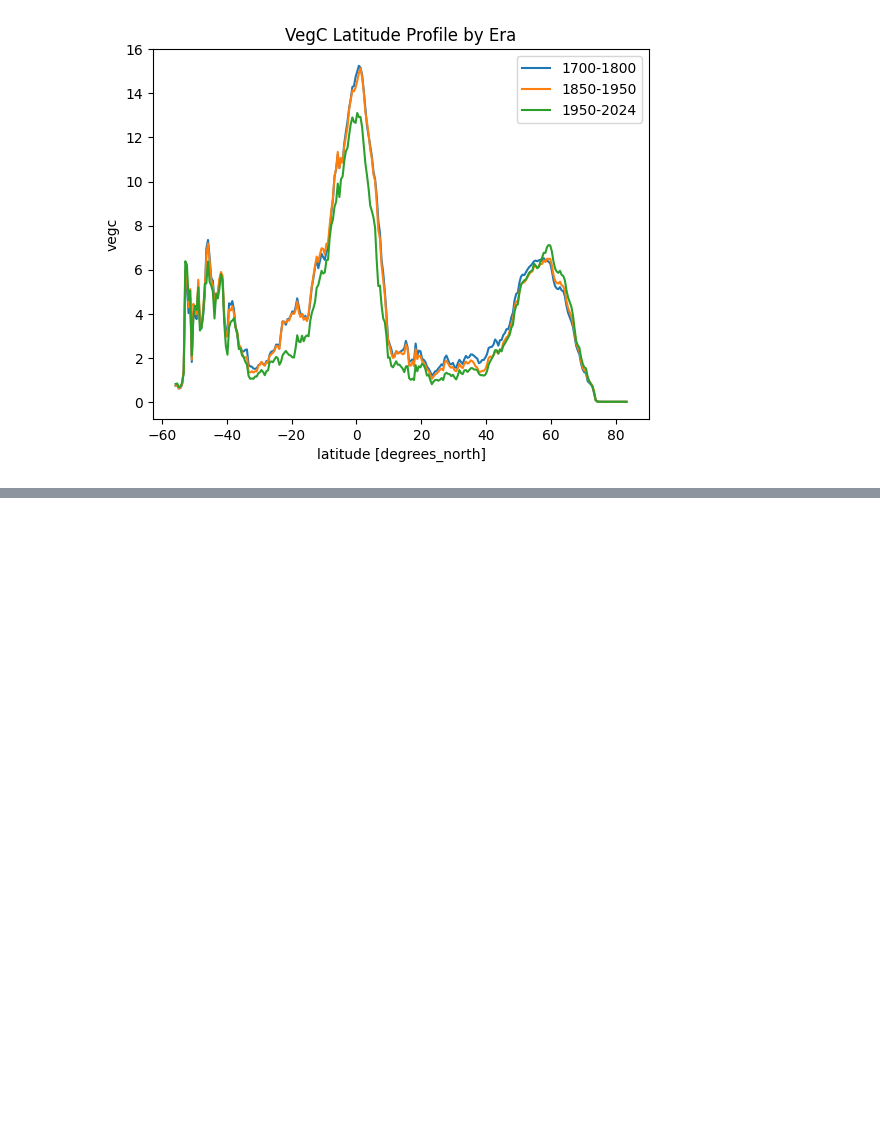
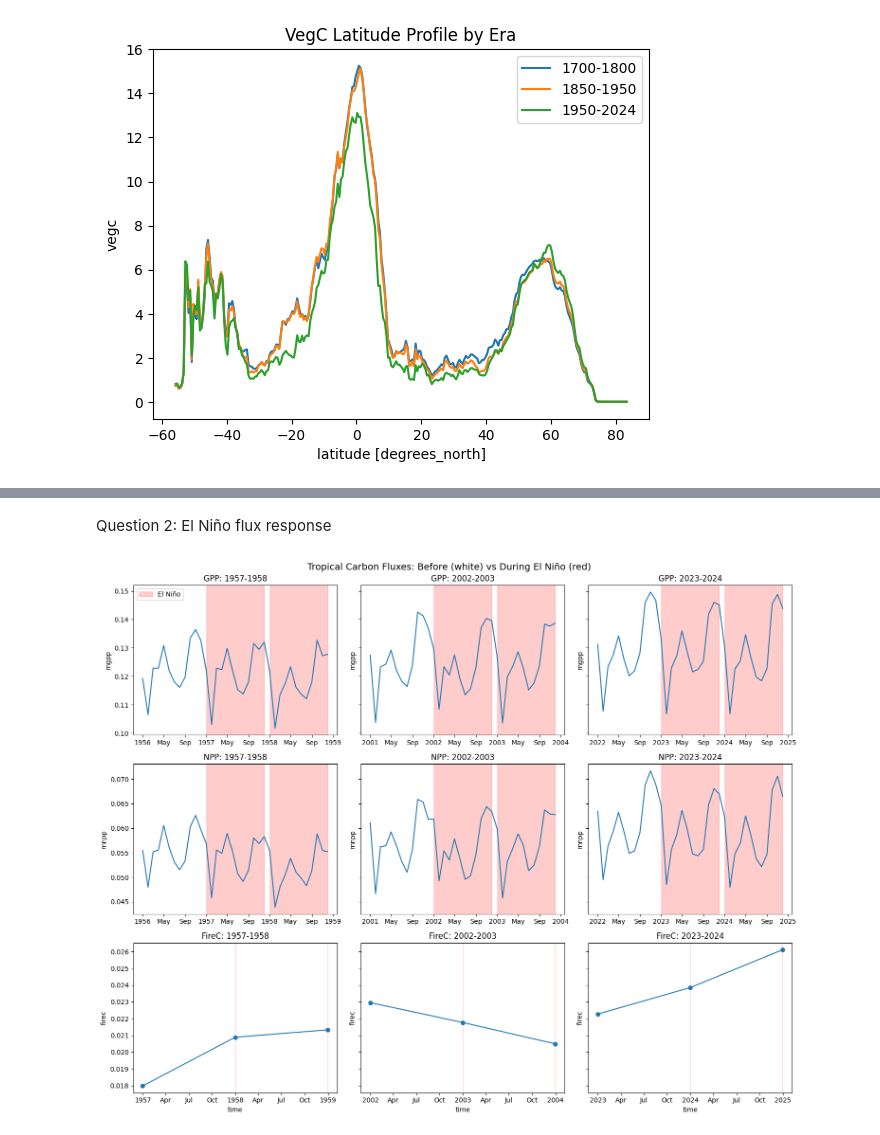
Before and after one commit to L1laBan3/LPJ-EOSIM, a Jupyter notebook: analysis.ipynb, the cells around one changed output, grey strips where cells are left out. Saved outputs shown, nothing was run; the diff lists cells and outputs as text; code cells hidden in the pictures; blank space fills up the shorter version.

```diff
--- a/analysis.ipynb
+++ b/analysis.ipynb
@@ -482,0 +532,59 @@ Data variables:
+# %% [markdown]
+Question 2: El Niño flux response
+# %%
+#    Each entry: event name → (el nino years, normal year before)
+events = {
+    "1957-1958": ([1957, 1958], 1956),
+    "2002-2003": ([2002, 2003], 2001),
+    "2023-2024": ([2023, 2024], 2022),
+}
+
+#Focus on tropics where El Niño signal is strongest
+mgpp_trop = weighted_ts(mgpp.sel(latitude=slice(-20, 20)))
+mnpp_trop = weighted_ts(mnpp.sel(latitude=slice(-20, 20)))
+firec_trop = weighted_ts(firec.sel(latitude=slice(-20, 20)))
+
+# Plot 3x3 grid (rows = GPP, NPP, FireC | columns = events)
+fig, axes = plt.subplots(3, 3, figsize=(15, 12), sharey="row")
+
+for col, (event_name, (en_years, normal_year)) in enumerate(events.items()):
+    all_years = [normal_year] + en_years
+
+    # GPP
+    mgpp_case = mgpp_trop.sel(time=mgpp_trop.time.dt.year.isin(all_years))
+    mgpp_case.plot(ax=axes[0][col])
+    for yr in en_years:
+        axes[0][col].axvspan(
+            mgpp_case.time.sel(time=str(yr)).min().values,
+            mgpp_case.time.sel(time=str(yr)).max().values,
+            alpha=0.2, color="red", label="El Niño" if yr == en_years[0] else "")
+    axes[0][col].set_title(f"GPP: {event_name}")
+    axes[0][col].set_xlabel("")
+
+    # NPP
+    mnpp_case = mnpp_trop.sel(time=mnpp_trop.time.dt.year.isin(all_years))
+    mnpp_case.plot(ax=axes[1][col])
+    for yr in en_years:
+        axes[1][col].axvspan(
+            mnpp_case.time.sel(time=str(yr)).min().values,
+            mnpp_case.time.sel(time=str(yr)).max().values,
+            alpha=0.2, color="red")
+    axes[1][col].set_title(f"NPP: {event_name}")
+    axes[1][col].set_xlabel("")
+
+    # FireC
+    firec_case = firec_trop.sel(time=firec_trop.time.dt.year.isin(all_years))
+    firec_case.plot(ax=axes[2][col], marker="o")
+    for yr in en_years:
+        axes[2][col].axvspan(
+            firec_case.time.sel(time=str(yr)).min().values,
+            firec_case.time.sel(time=str(yr)).max().values,
+            alpha=0.2, color="red")
+    axes[2][col].set_title(f"FireC: {event_name}")
+
+axes[0][0].legend()
+plt.suptitle("Tropical Carbon Fluxes: Before (white) vs During El Niño (red)", fontsize=14)
+plt.tight_layout()
+plt.show()
+# %% [output]
+[figure, added]
```
Also changed, not shown: parts of 11 cells of this notebook.
